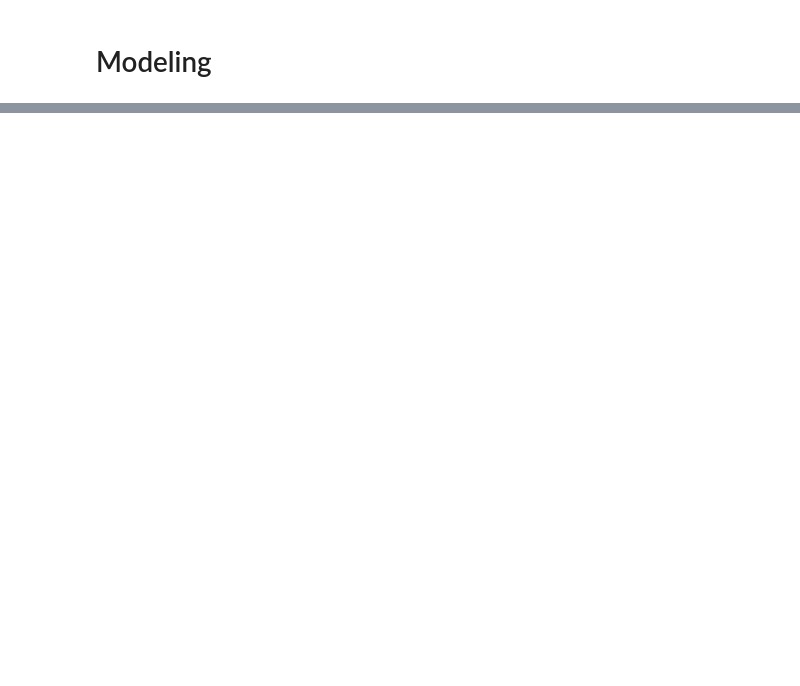
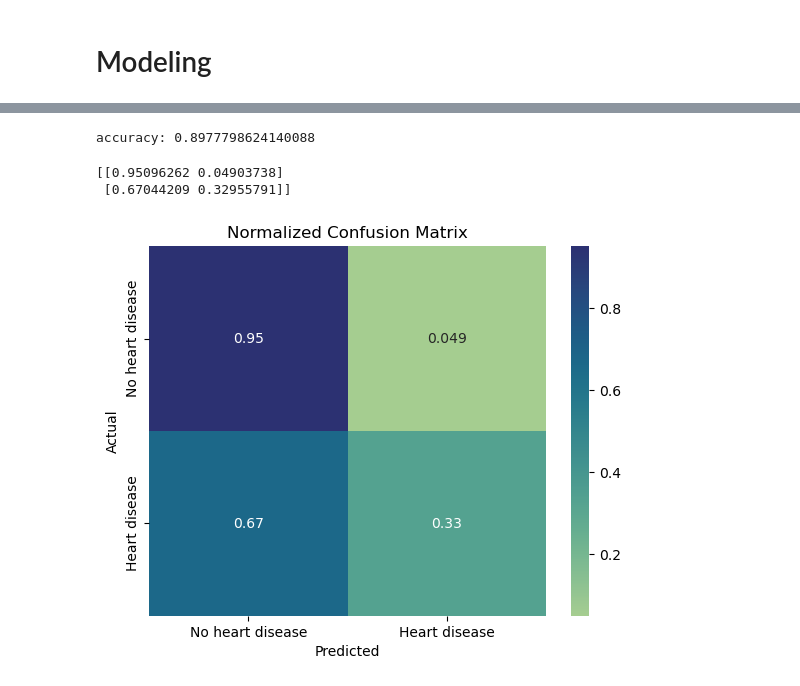
Before and after one commit to Red0pium/MachineLearning2023project, a Jupyter notebook: code.ipynb, the cells around one changed output, grey strips where cells are left out. Cells and saved outputs as stored; diff of their text form; code cells hidden in the pictures; blank space fills up the shorter version.

```diff
--- a/code.ipynb
+++ b/code.ipynb
@@ -548,0 +616,9 @@ Name: count, dtype: int64
+# %%
+from sklearn.model_selection import train_test_split
+
+X = df.drop('HeartDisease', axis=1).copy()
+Y = df['HeartDisease'].copy()
+
+x_train, x_test, y_train, y_test = train_test_split(X, Y, test_size=0.1,  random_state=42,stratify=Y)
+
+model.fit(x_train, y_train, epochs=10, batch_size=32, class_weight={0: 1., 1: 3.})
@@ -548,0 +644,2 @@ Name: count, dtype: int64
+# %%
+y_pred=model.predict(x_test)
@@ -548,0 +648,29 @@ Name: count, dtype: int64
+# %%
+y_pred = np.round(y_pred).astype(int)
+# %%
+print("accuracy:",accuracy_score(y_test, y_pred))
+# %% [output]
+accuracy: 0.8977798624140088
+# %%
+from sklearn.metrics import confusion_matrix
+cm = confusion_matrix(y_test, y_pred)
+normalized_cm1 = cm / cm.sum(axis=1, keepdims=True)
+print(normalized_cm1)
+print()
+# %% [output]
+[[0.95096262 0.04903738]
+ [0.67044209 0.32955791]]
+# %%
+#create a heatmap of the normalized confusion matrix
+sns.heatmap(normalized_cm1, annot=True, cmap='crest')
+#add labels and title
+plt.xlabel('Predicted')
+plt.ylabel('Actual')
+plt.title('Normalized Confusion Matrix')
+class_labels = ['No heart disease', 'Heart disease']
+plt.xticks(ticks=[0.5, 1.5], labels=class_labels)
+plt.yticks(ticks=[0.5, 1.5], labels=class_labels)
+
+plt.show()
+# %% [output]
+[figure, added]
```
Also changed, not shown: parts of 38 cells of this notebook.
